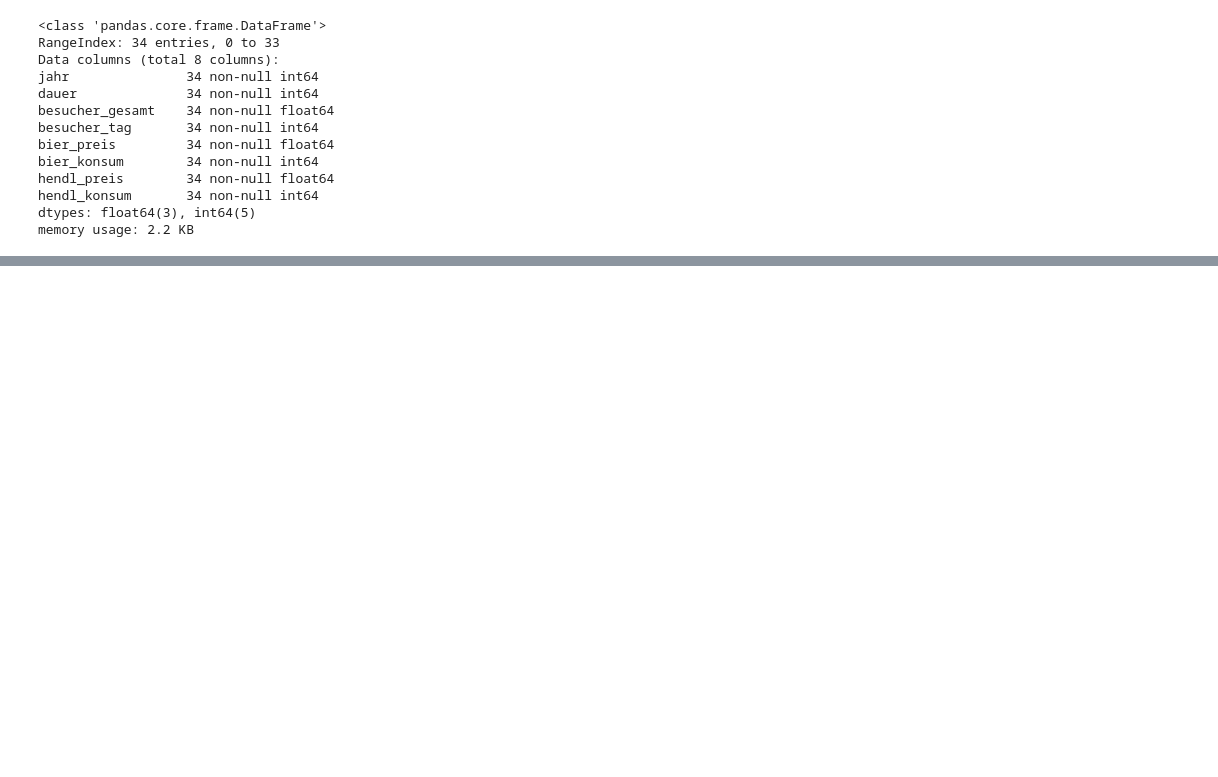
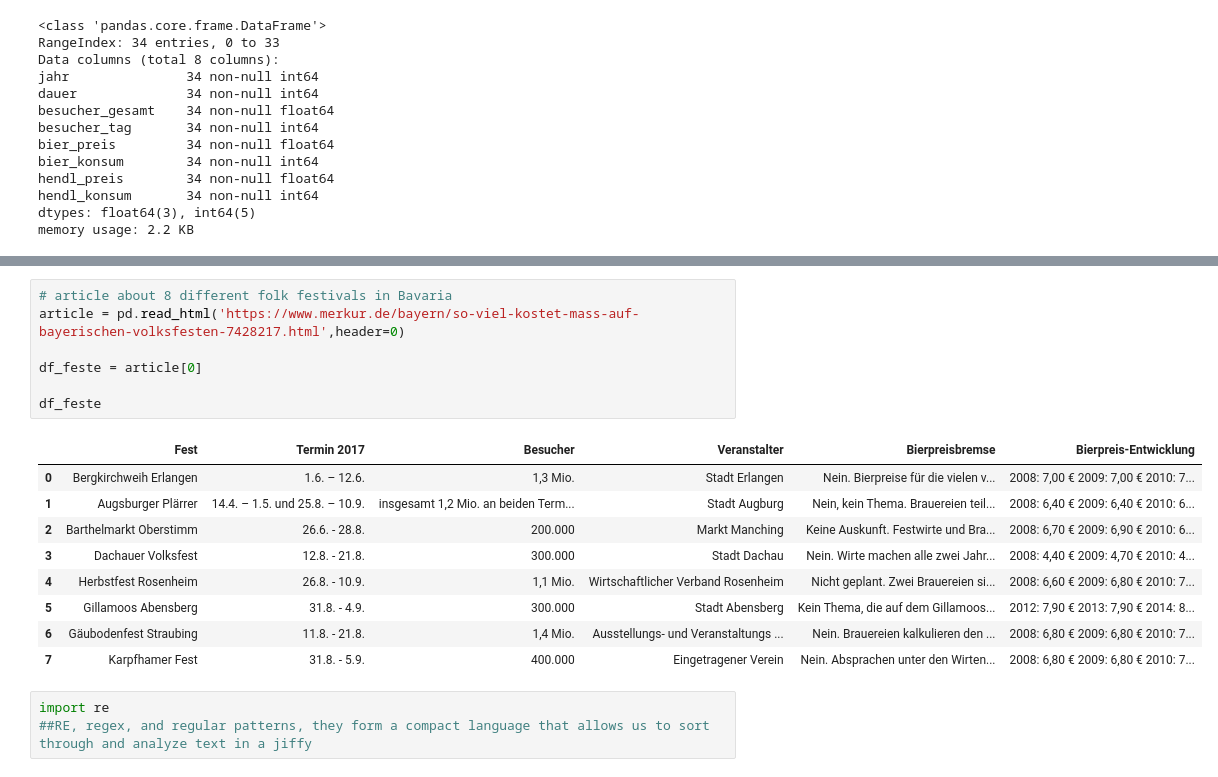
Before and after one commit to space4VV/Projects, a Jupyter notebook: Oktoberfest/OktoberfestAnalysis.ipynb, the cells around one changed output, grey strips where cells are left out. Drawn from its saved outputs; the diff is of its cells as text; blank space fills up the shorter version.

```diff
--- a/Oktoberfest/OktoberfestAnalysis.ipynb
+++ b/Oktoberfest/OktoberfestAnalysis.ipynb
@@ -87,0 +104,20 @@ plt.show()
+# %%
+# article about 8 different folk festivals in Bavaria
+article = pd.read_html('https://www.merkur.de/bayern/so-viel-kostet-mass-auf-bayerischen-volksfesten-7428217.html',header=0)
+
+df_feste = article[0]
+
+df_feste
+# %% [output]
+|  | Fest | Termin 2017 | Besucher | Veranstalter | Bierpreisbremse | Bierpreis-Entwicklung |
+| 0 | Bergkirchweih Erlangen | 1.6. – 12.6. | 1,3 Mio. | Stadt Erlangen | Nein. Bierpreise für die vielen v... | 2008: 7,00 € 2009: 7,00 € 2010: 7... |
+| 1 | Augsburger Plärrer | 14.4. – 1.5. und 25.8. – 10.9. | insgesamt 1,2 Mio. an beiden Term... | Stadt Augburg | Nein, kein Thema. Brauereien teil... | 2008: 6,40 € 2009: 6,40 € 2010: 6... |
+| 2 | Barthelmarkt Oberstimm | 26.6. - 28.8. | 200.000 | Markt Manching | Keine Auskunft. Festwirte und Bra... | 2008: 6,70 € 2009: 6,90 € 2010: 6... |
+| 3 | Dachauer Volksfest | 12.8. - 21.8. | 300.000 | Stadt Dachau | Nein. Wirte machen alle zwei Jahr... | 2008: 4,40 € 2009: 4,70 € 2010: 4... |
+| 4 | Herbstfest Rosenheim | 26.8. - 10.9. | 1,1 Mio. | Wirtschaftlicher Verband Rosenheim | Nicht geplant. Zwei Brauereien si... | 2008: 6,60 € 2009: 6,80 € 2010: 7... |
+| 5 | Gillamoos Abensberg | 31.8. - 4.9. | 300.000 | Stadt Abensberg | Kein Thema, die auf dem Gillamoos... | 2012: 7,90 € 2013: 7,90 € 2014: 8... |
+| 6 | Gäubodenfest Straubing | 11.8. - 21.8. | 1,4 Mio. | Ausstellungs- und Veranstaltungs ... | Nein. Brauereien kalkulieren den ... | 2008: 6,80 € 2009: 6,80 € 2010: 7... |
+| 7 | Karpfhamer Fest | 31.8. - 5.9. | 400.000 | Eingetragener Verein | Nein. Absprachen unter den Wirten... | 2008: 6,80 € 2009: 6,80 € 2010: 7... |
+# %%
+import re
+##RE, regex, and regular patterns, they form a compact language that allows us to sort through and analyze text in a jiffy
```
Also changed, not shown: parts of 8 cells of this notebook.
